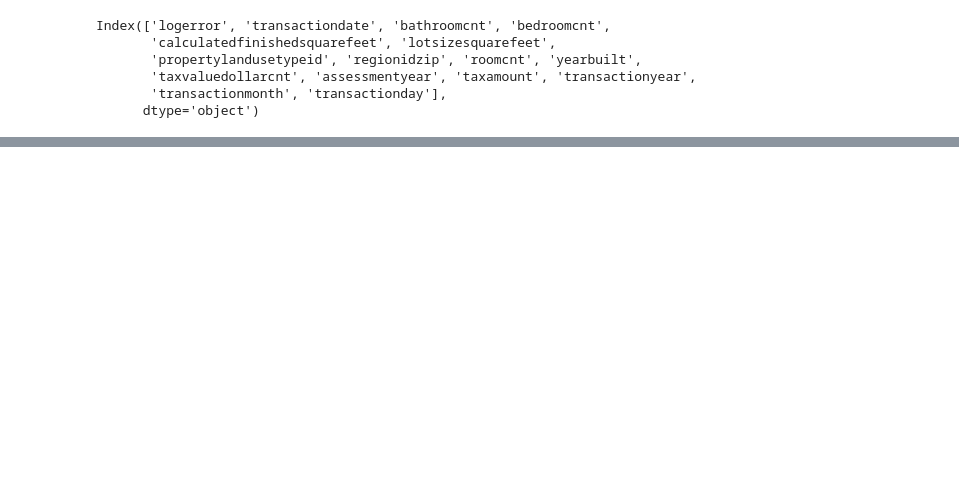
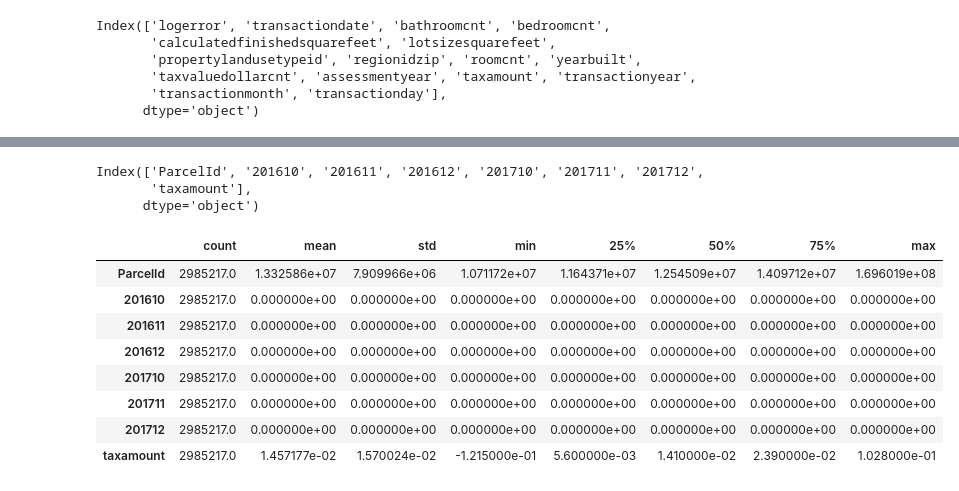
Before and after one commit to VinodKumarLogan/CSE519-2017-111491311, a Jupyter notebook: HW2/HW2.ipynb, the cells around one changed output, grey strips where cells are left out. Drawn from its saved outputs; the diff is of its cells as text; code cells hidden in the pictures; blank space fills up the shorter version.

```diff
--- a/HW2/HW2.ipynb
+++ b/HW2/HW2.ipynb
@@ -603,0 +605,20 @@ kaggle_score_svm = 0.0663010
+# %%
+submission_file.columns
+# %% [output]
+Index(['ParcelId', '201610', '201611', '201612', '201710', '201711', '201712',
+       'taxamount'],
+      dtype='object')
+# %%
+knn = pd.read_csv('knn_results.csv')
+# %%
+knn.describe().transpose()
+# %% [output]
+|  | count | mean | std | min | 25% | 50% | 75% | max |
+| ParcelId | 2985217.0 | 1.332586e+07 | 7.909966e+06 | 1.071172e+07 | 1.164371e+07 | 1.254509e+07 | 1.409712e+07 | 1.696019e+08 |
+| 201610 | 2985217.0 | 0.000000e+00 | 0.000000e+00 | 0.000000e+00 | 0.000000e+00 | 0.000000e+00 | 0.000000e+00 | 0.000000e+00 |
+| 201611 | 2985217.0 | 0.000000e+00 | 0.000000e+00 | 0.000000e+00 | 0.000000e+00 | 0.000000e+00 | 0.000000e+00 | 0.000000e+00 |
+| 201612 | 2985217.0 | 0.000000e+00 | 0.000000e+00 | 0.000000e+00 | 0.000000e+00 | 0.000000e+00 | 0.000000e+00 | 0.000000e+00 |
+| 201710 | 2985217.0 | 0.000000e+00 | 0.000000e+00 | 0.000000e+00 | 0.000000e+00 | 0.000000e+00 | 0.000000e+00 | 0.000000e+00 |
+| 201711 | 2985217.0 | 0.000000e+00 | 0.000000e+00 | 0.000000e+00 | 0.000000e+00 | 0.000000e+00 | 0.000000e+00 | 0.000000e+00 |
+| 201712 | 2985217.0 | 0.000000e+00 | 0.000000e+00 | 0.000000e+00 | 0.000000e+00 | 0.000000e+00 | 0.000000e+00 | 0.000000e+00 |
+| taxamount | 2985217.0 | 1.457177e-02 | 1.570024e-02 | -1.215000e-01 | 5.600000e-03 | 1.410000e-02 | 2.390000e-02 | 1.028000e-01 |
```
Also changed, not shown: parts of 8 cells of this notebook, 1 other file.
